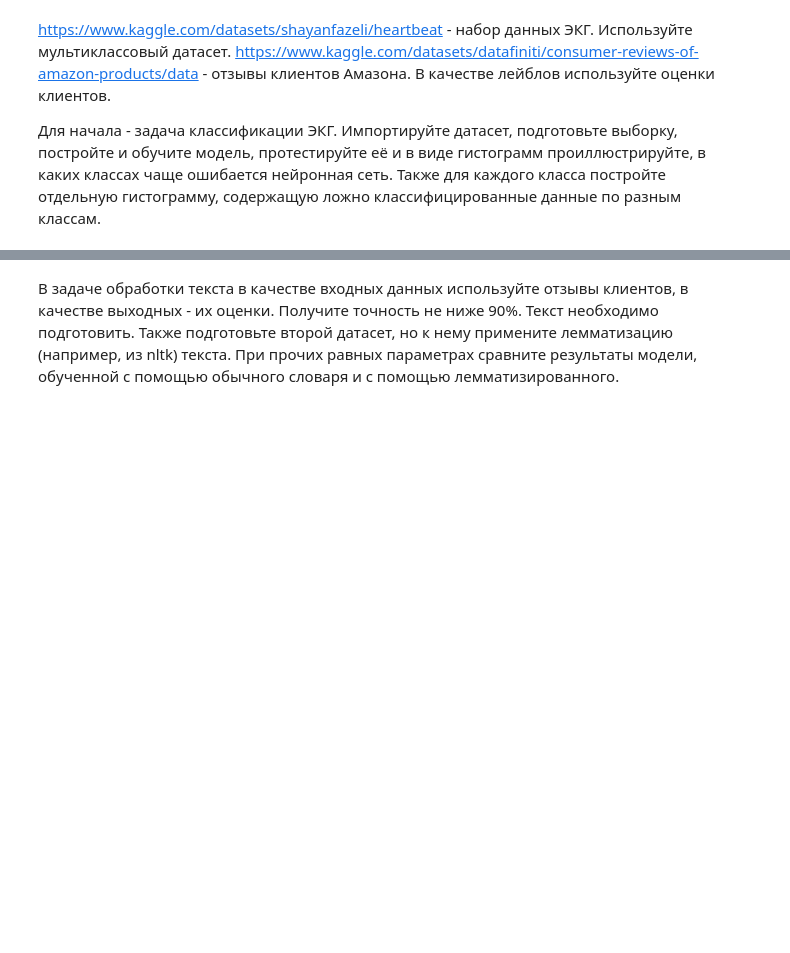
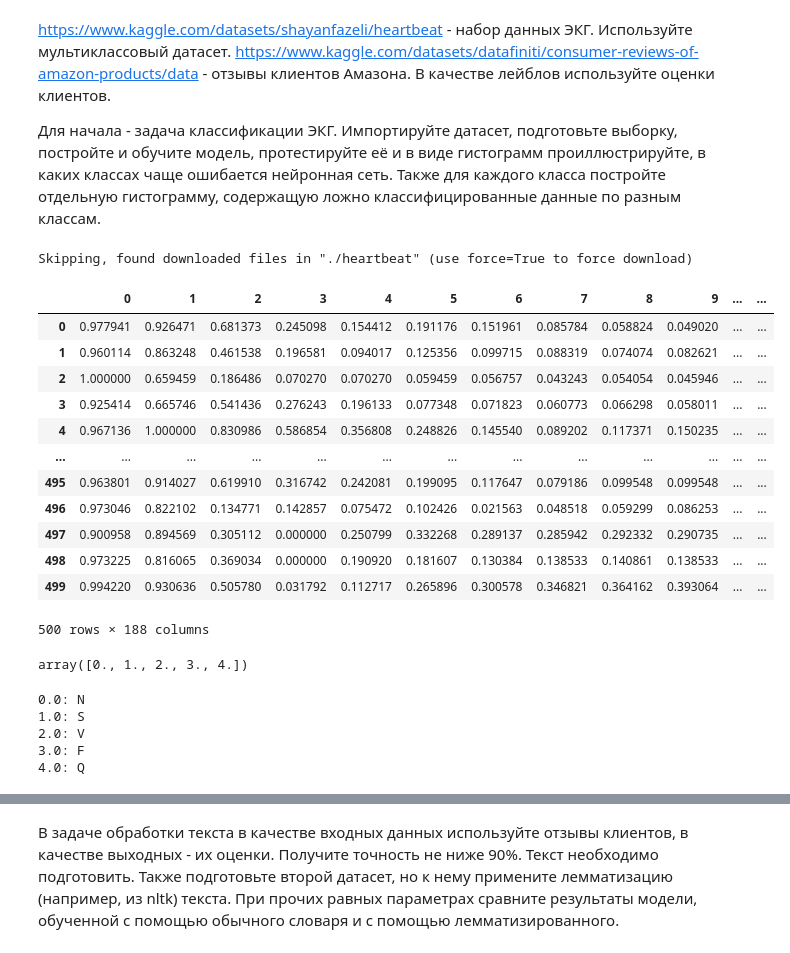
Before and after one commit to BZ6/PINDeepLearning, a Jupyter notebook: Лабораторная_работа_№3.ipynb, the cells around one changed output, grey strips where cells are left out. Cells and saved outputs as stored; diff of their text form; code cells hidden in the pictures; blank space fills up the shorter version.

```diff
--- a/Лабораторная_работа_№3.ipynb
+++ b/Лабораторная_работа_№3.ipynb
@@ -7,3 +20,50 @@ https://www.kaggle.com/datasets/shayanfazeli/heartbeat - набор данных
 https://www.kaggle.com/datasets/datafiniti/consumer-reviews-of-amazon-products/data - отзывы клиентов Амазона. В качестве лейблов используйте оценки клиентов.
 
 Для начала - задача классификации ЭКГ. Импортируйте датасет, подготовьте выборку, постройте и обучите модель, протестируйте её и в виде гистограмм проиллюстрируйте, в каких классах чаще ошибается нейронная сеть. Также для каждого класса постройте отдельную гистограмму, содержащую ложно классифицированные данные по разным классам.
+# %%
+od.download('https://www.kaggle.com/datasets/shayanfazeli/heartbeat')
+
+train_data = pd.read_csv('heartbeat/mitbih_train.csv', header=None)
+test_data = pd.read_csv('heartbeat/mitbih_test.csv', header=None)
+ptbdb_normal = pd.read_csv('heartbeat/ptbdb_normal.csv', header=None)
+ptbdb_abnormal = pd.read_csv('heartbeat/ptbdb_abnormal.csv', header=None)
+# %% [output]
+Skipping, found downloaded files in "./heartbeat" (use force=True to force download)
+# %%
+train_data.head(500)
+# %% [output]
+|  | 0 | 1 | 2 | 3 | 4 | 5 | 6 | 7 | 8 | 9 | ... | ... |
+| 0 | 0.977941 | 0.926471 | 0.681373 | 0.245098 | 0.154412 | 0.191176 | 0.151961 | 0.085784 | 0.058824 | 0.049020 | ... | ... |
+| 1 | 0.960114 | 0.863248 | 0.461538 | 0.196581 | 0.094017 | 0.125356 | 0.099715 | 0.088319 | 0.074074 | 0.082621 | ... | ... |
+| 2 | 1.000000 | 0.659459 | 0.186486 | 0.070270 | 0.070270 | 0.059459 | 0.056757 | 0.043243 | 0.054054 | 0.045946 | ... | ... |
+| 3 | 0.925414 | 0.665746 | 0.541436 | 0.276243 | 0.196133 | 0.077348 | 0.071823 | 0.060773 | 0.066298 | 0.058011 | ... | ... |
+| 4 | 0.967136 | 1.000000 | 0.830986 | 0.586854 | 0.356808 | 0.248826 | 0.145540 | 0.089202 | 0.117371 | 0.150235 | ... | ... |
+| ... | ... | ... | ... | ... | ... | ... | ... | ... | ... | ... | ... | ... |
+| 495 | 0.963801 | 0.914027 | 0.619910 | 0.316742 | 0.242081 | 0.199095 | 0.117647 | 0.079186 | 0.099548 | 0.099548 | ... | ... |
+| 496 | 0.973046 | 0.822102 | 0.134771 | 0.142857 | 0.075472 | 0.102426 | 0.021563 | 0.048518 | 0.059299 | 0.086253 | ... | ... |
+| 497 | 0.900958 | 0.894569 | 0.305112 | 0.000000 | 0.250799 | 0.332268 | 0.289137 | 0.285942 | 0.292332 | 0.290735 | ... | ... |
+| 498 | 0.973225 | 0.816065 | 0.369034 | 0.000000 | 0.190920 | 0.181607 | 0.130384 | 0.138533 | 0.140861 | 0.138533 | ... | ... |
+| 499 | 0.994220 | 0.930636 | 0.505780 | 0.031792 | 0.112717 | 0.265896 | 0.300578 | 0.346821 | 0.364162 | 0.393064 | ... | ... |
+500 rows × 188 columns
+# %%
+class_labels = train_data[187].unique()
+class_labels
+# %% [output]
+array([0., 1., 2., 3., 4.])
+# %%
+class_names = {
+    0: 'N',
+    1: 'S',
+    2: 'V',
+    3: 'F',
+    4: 'Q'
+}
+
+for label in class_labels:
+    print(f"{label}: {class_names[label]}")
+# %% [output]
+0.0: N
+1.0: S
+2.0: V
+3.0: F
+4.0: Q
```
Also changed, not shown: parts of 18 cells of this notebook.
